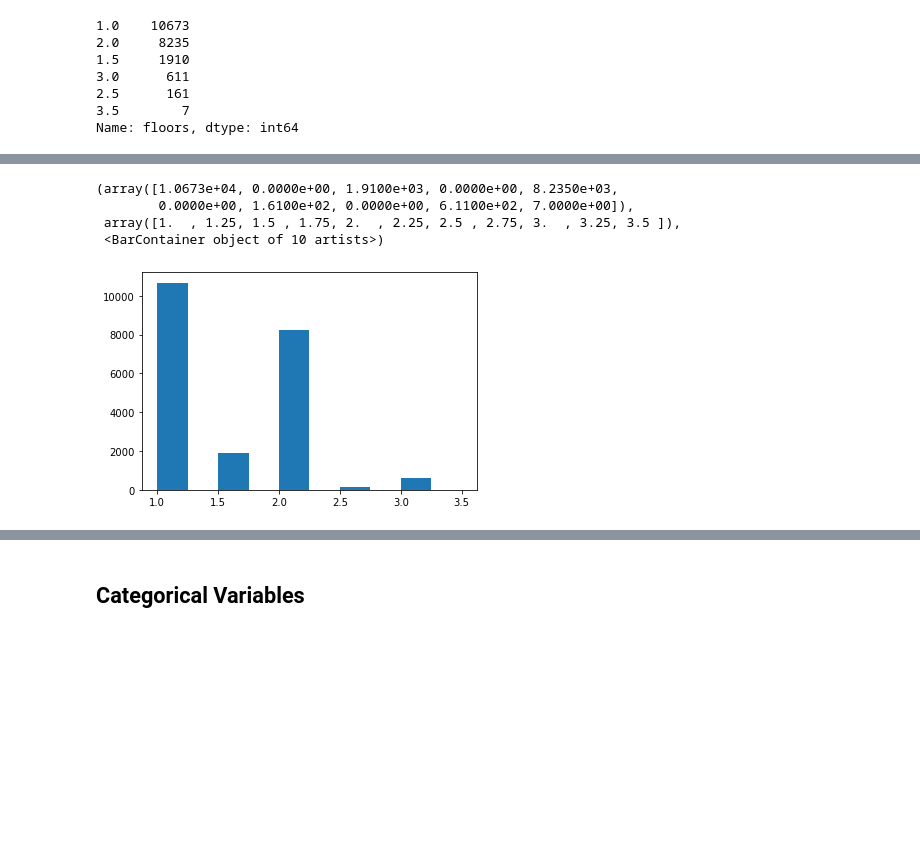
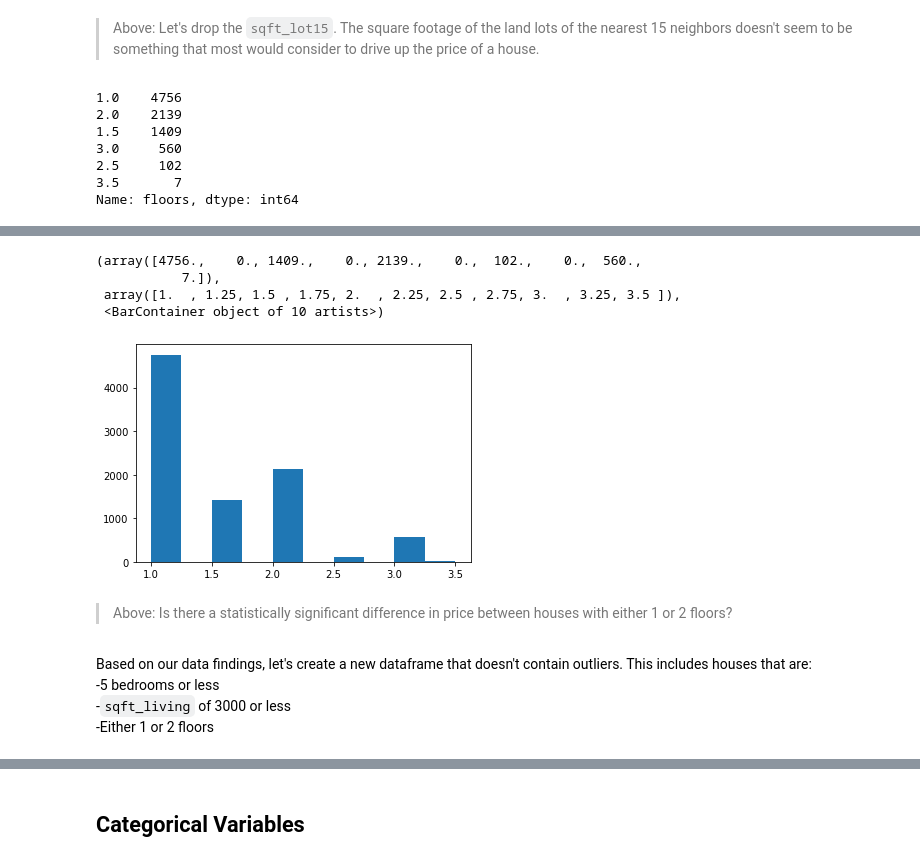
Before and after one commit to cdlc01/Housing_Analysis, a Jupyter notebook: David_and_Chris Notebook DataFrame Analysis.ipynb, the cells around one changed output, grey strips where cells are left out. Drawn from its saved outputs; the diff is of its cells as text; code cells hidden in the pictures; blank space fills up the shorter version.

```diff
--- a/David_and_Chris Notebook DataFrame Analysis.ipynb
+++ b/David_and_Chris Notebook DataFrame Analysis.ipynb
@@ -302,11 +37,0 @@ Notes:
-# %%
-#1. The relationship between the target and predictor is linear - FALSE
-
-fig, ax = plt.subplots(len(continuous), figsize=(12, 20))
-
-for x in range(0,len(continuous)):
-    ax[x].scatter(y=df_alt['price']/1000000, x=df_alt[continuous[x]])
-    ax[x].set_xlabel(continuous[x])
-    ax[x].set_ylabel('Price ($100K)')
-
-plt.tight_layout()
@@ -325,0 +189,3 @@ plt.tight_layout()
+# %%
+df_seattle = df_alt[df_alt['City'] == 'Seattle']
+df_seattle
@@ -428,15 +477,17 @@ Name: sqft_lot15, dtype: float64
+# %% [markdown]
+>Above: Let's drop the `sqft_lot15`. The square footage of the land lots of the nearest 15 neighbors doesn't seem to be something that most would consider to drive up the price of a house.
 # %%
-display(df_alt.floors.value_counts(), df_alt.floors.describe())
+#Exploring the floors variable
+display(df_seattle.floors.value_counts(), df_seattle.floors.describe())
+plt.hist(df_seattle.floors)
 
-plt.hist(df_alt.floors)
-
-#limit to houses with either 1 or 2 floors?
+#Limit to houses with either 1 or 2 floors?
 #is there a statistically significant difference in prices between houses with either 1 or 2 floors?
 # %% [output]
-1.0    10673
-2.0     8235
-1.5     1910
-3.0      611
-2.5      161
-3.5        7
+1.0    4756
+2.0    2139
+1.5    1409
+3.0     560
+2.5     102
+3.5       7
 Name: floors, dtype: int64
@@ -451,7 +502,14 @@ max          3.500000
 Name: floors, dtype: float64
-(array([1.0673e+04, 0.0000e+00, 1.9100e+03, 0.0000e+00, 8.2350e+03,
-        0.0000e+00, 1.6100e+02, 0.0000e+00, 6.1100e+02, 7.0000e+00]),
+(array([4756.,    0., 1409.,    0., 2139.,    0.,  102.,    0.,  560.,
+           7.]),
  array([1.  , 1.25, 1.5 , 1.75, 2.  , 2.25, 2.5 , 2.75, 3.  , 3.25, 3.5 ]),
  <BarContainer object of 10 artists>)
-[figure, old version]
+[figure, new version]
+# %% [markdown]
+>Above: Is there a statistically significant difference in price between houses with either 1 or 2 floors?
+# %% [markdown]
+Based on our data findings, let's create a new dataframe that doesn't contain outliers. This includes houses that are: <br>
+-5 bedrooms or less<br>
+-`sqft_living` of 3000 or less<br>
+-Either 1 or 2 floors
 # %%
```
Also changed, not shown: parts of 110 cells of this notebook.
